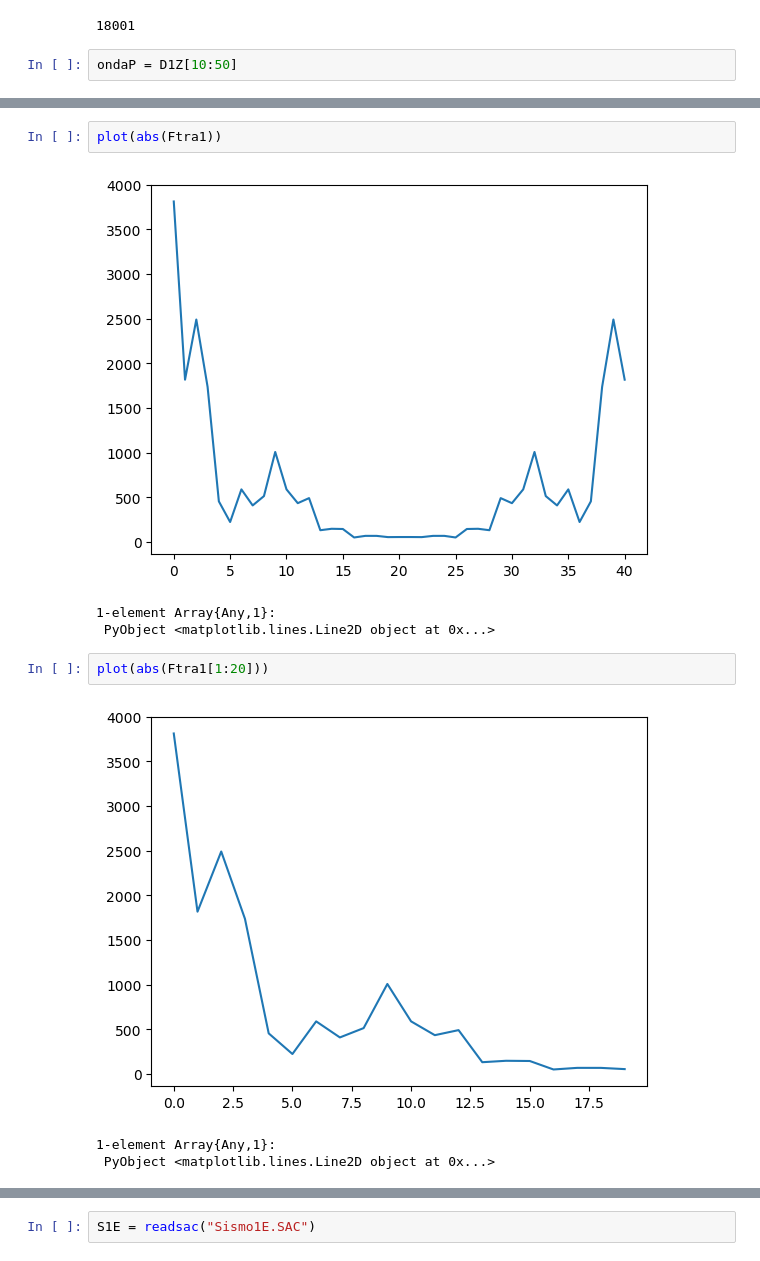
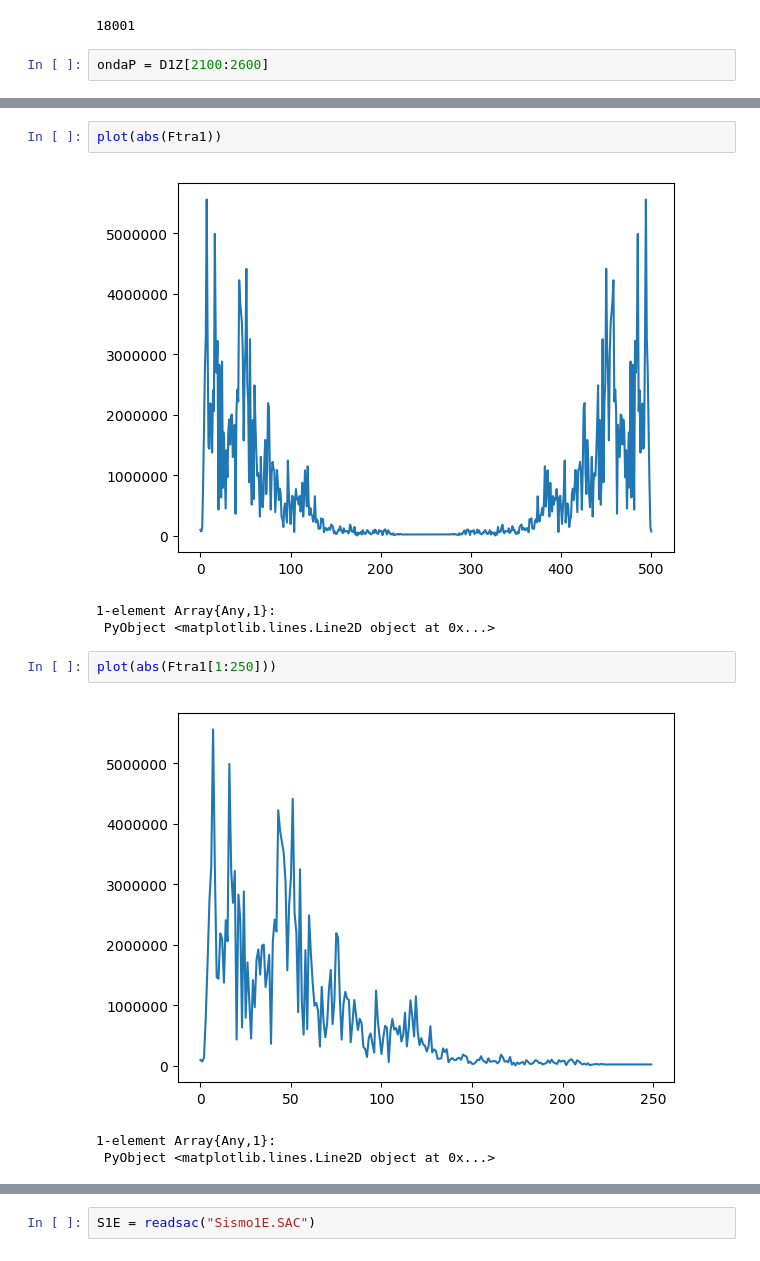
Before and after one commit to RadamesGutierrezZ/Verano, a Jupyter notebook: PrimerEvento.ipynb, the cells around one changed output, grey strips where cells are left out. Drawn from its saved outputs; the diff is of its cells as text.

```diff
--- a/PrimerEvento.ipynb
+++ b/PrimerEvento.ipynb
@@ -71,5 +71,5 @@ length(D1Z)
 # %% [output]
 18001
 # %%
-ondaP = D1Z[10:50]
+ondaP = D1Z[2100:2600]
 # %% [output]
@@ -119,13 +119,13 @@ Ftra1 = fft(ondaP)
 # %%
 plot(abs(Ftra1))
 # %% [output]
-[figure, old version]
+[figure, new version]
 1-element Array{Any,1}:
  PyObject <matplotlib.lines.Line2D object at 0x...>
 # %%
-plot(abs(Ftra1[1:20]))
+plot(abs(Ftra1[1:250]))
 # %% [output]
-[figure, old version]
+[figure, new version]
 1-element Array{Any,1}:
  PyObject <matplotlib.lines.Line2D object at 0x...>
 # %%
```
Also changed, not shown: parts of 33 cells of this notebook.
